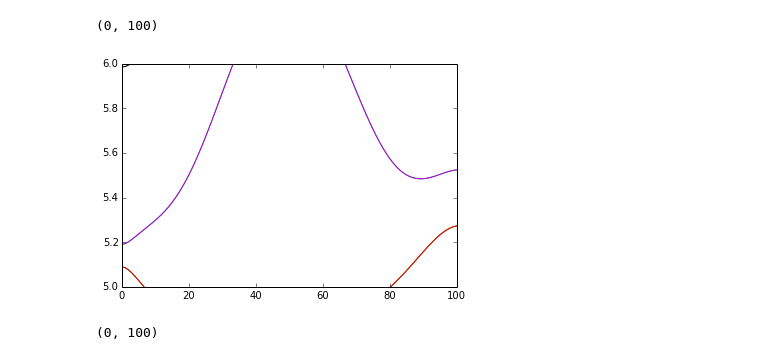
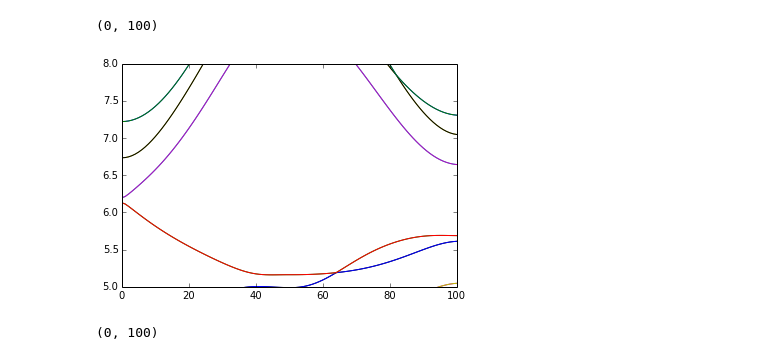
Before and after one commit to shiangfang/DFT_KIT, a Jupyter notebook: interface/DFT_IPython_interface/Quantum Espresso Band Plot.ipynb, the cells around one changed output. Cells and saved outputs as stored; diff of their text form; code cells hidden in the pictures.

```diff
--- a/interface/DFT_IPython_interface/Quantum Espresso Band Plot.ipynb
+++ b/interface/DFT_IPython_interface/Quantum Espresso Band Plot.ipynb
@@ -21,7 +21,7 @@ name_prefix='Bi/bismuth.save'
 name_prefix='bismuth.original.save'
 name_prefix='bismuth.save'
 name_prefix='../../temp/bi_band/bismuth.save'
-#name_prefix='../../temp/sb_band/antimony.save'
+name_prefix='../../temp/sb_band/antimony.save'
 
 for ind in range(0,end_k-start_k+1):
     path_ind=name_prefix+'/K'+"{0:05d}".format(indexs[ind])+'/eigenval.xml'
@@ -38,11 +38,11 @@ for ind in range(0,end_k-start_k+1):
         all_bands[ind,ind2]=(float(eigen_vals[ind2]))
 # %%
 plt.plot(all_bands*27.21)
-plt.ylim([5,6])
+plt.ylim([5,8])
 plt.xlim([0,100])
 # %% [output]
 (0, 100)
-[figure, old version]
+[figure, new version]
 # %%
 import csv
 #save_bands=np.zeros((end_k-start_k+1,n_bands/2))
```
Also changed, not shown: 21 other files.
